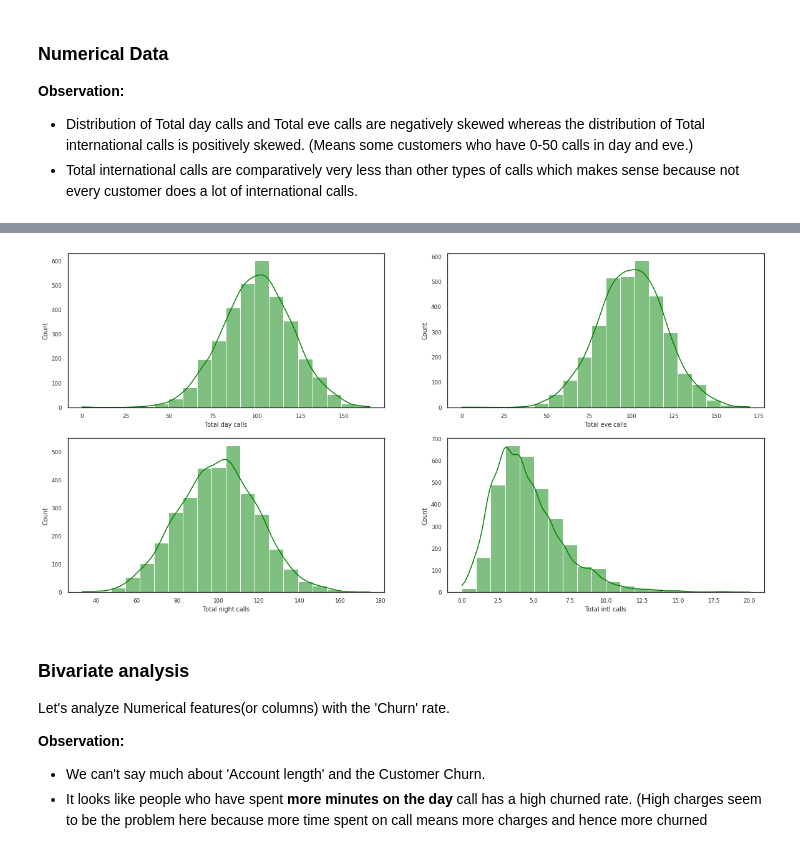
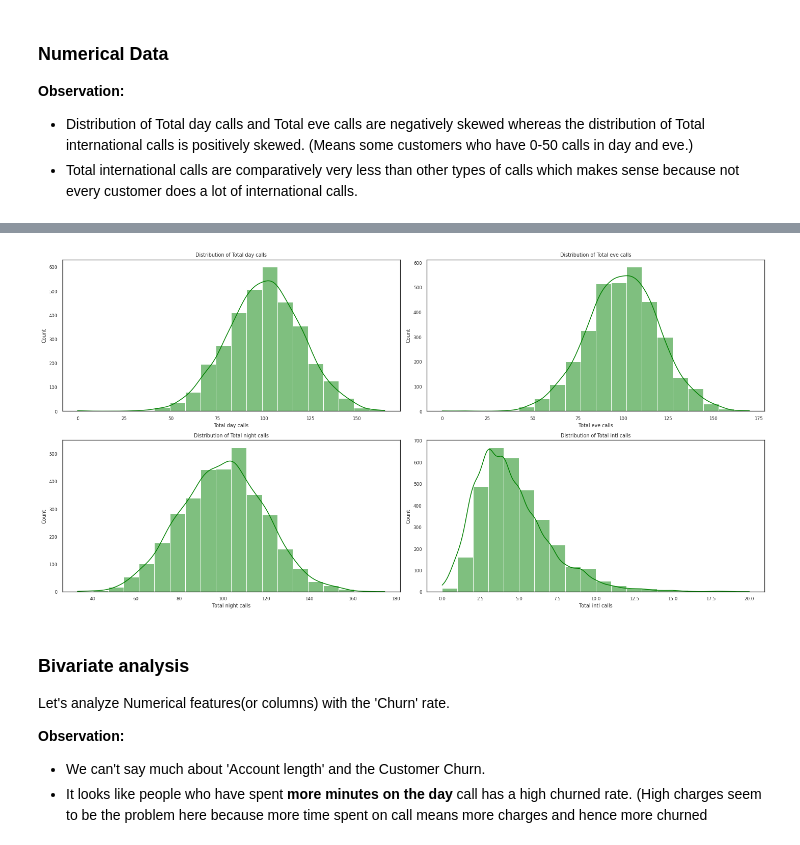
Before and after one commit to GhostML/Telecom-Churn-EDA, a Jupyter notebook: Telecom_Churn_Analysis_Capstone_Project.ipynb, the cells around one changed output, grey strips where cells are left out. Cells and saved outputs as stored; diff of their text form; code cells hidden in the pictures.

```diff
--- a/Telecom_Churn_Analysis_Capstone_Project.ipynb
+++ b/Telecom_Churn_Analysis_Capstone_Project.ipynb
@@ -228,4 +228,5 @@ for col, ax in zip(df_cat, axes):
       order=sorted_values,
       palette="YlGnBu",
       ax=ax);
+    ax.set_title(f"Churned and not churned customers '{col}' wise")
 # %% [output]
@@ -265,20 +268,22 @@ sns.histplot(df['Account length'], kde=True, color='green' );
 # %%
 # Lets make it one plot that contains all plot we needed
 # We have four types of call (day, eve, night, international)
 fig, axes = plt.subplots(2, 2, figsize=(20, 10))
 axes = axes.flatten()
 
 list_of_calls = ['Total day calls', 'Total eve calls', 'Total night calls', 'Total intl calls']
 
 for col, ax in zip(list_of_calls, axes):
   sns.histplot(x=col,
                data=df,
                kde=True,
                bins=20,
                color='green',
                ax=ax);
+  ax.set_title(f'Distribution of {col}')
+plt.tight_layout()
 # %% [output]
-[figure, old version]
+[figure, new version]
 # %% [markdown]
 ### Bivariate analysis
 Let's analyze Numerical features(or columns) with the 'Churn' rate.
```
Also changed, not shown: parts of 5 cells of this notebook.
